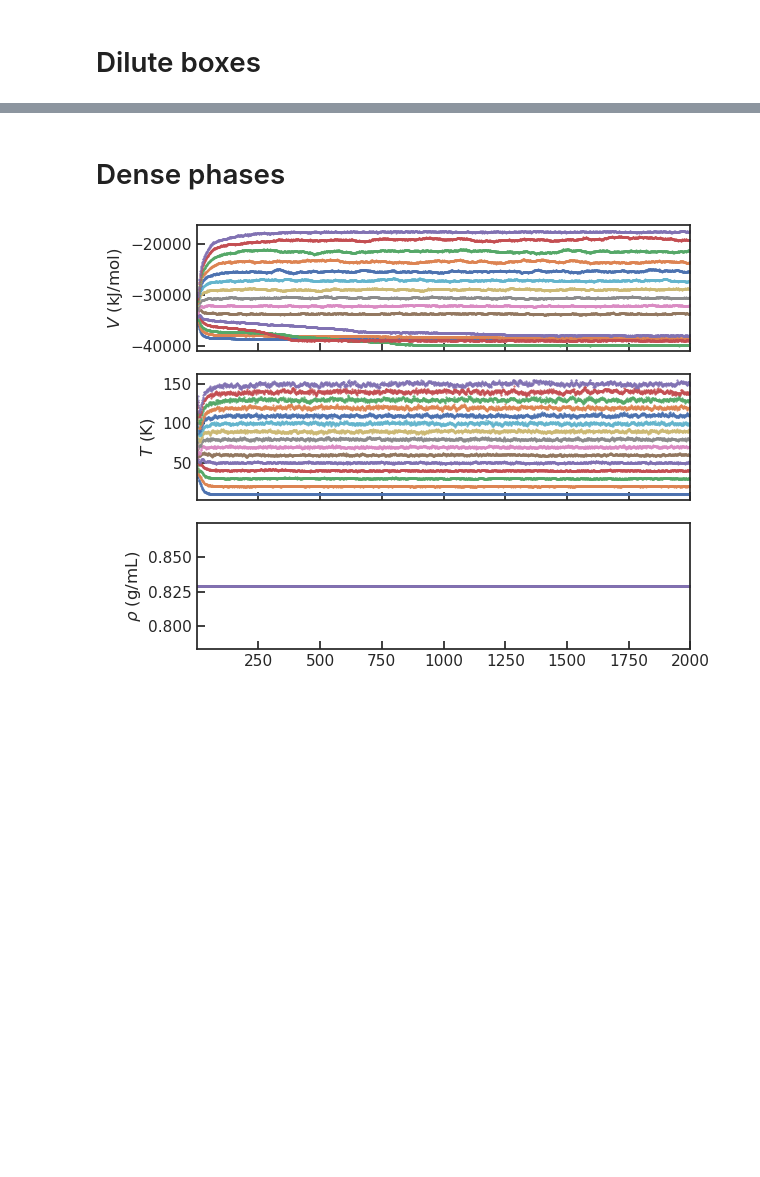
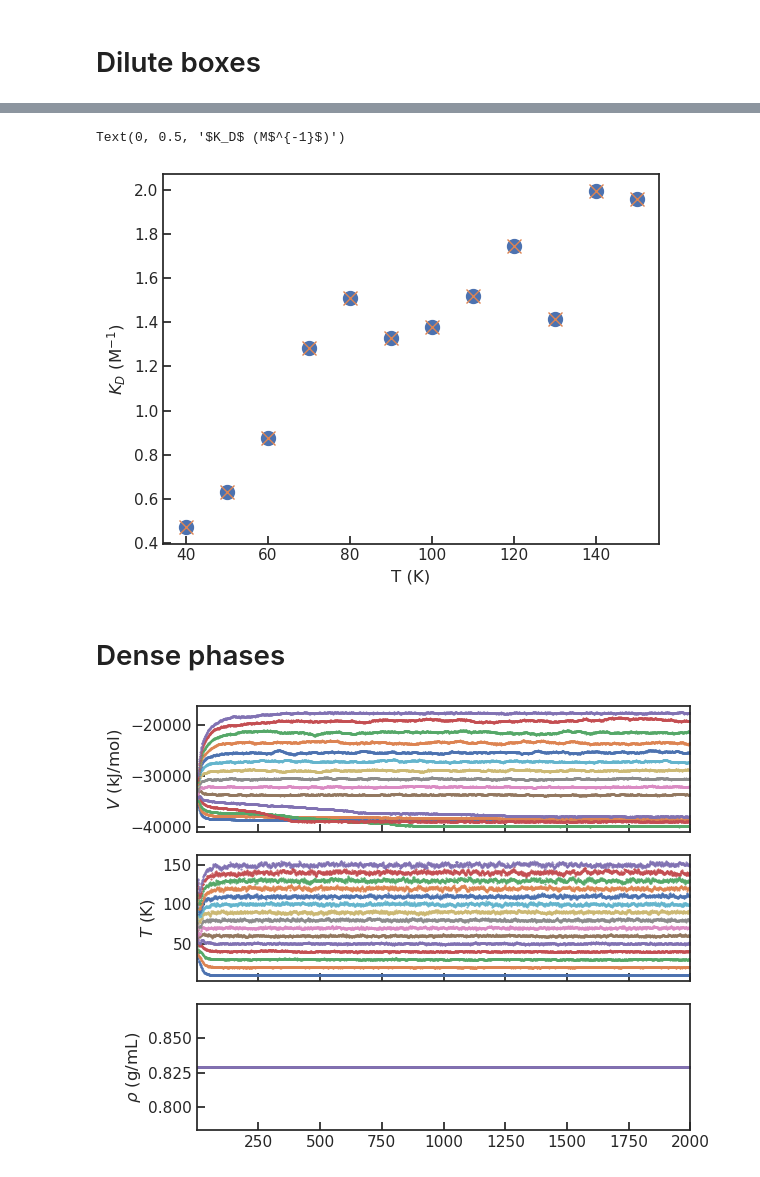
Before and after one commit to BioKT/lj-openmm, a Jupyter notebook: analysis_slab.ipynb, the cells around one changed output, grey strips where cells are left out. Saved outputs shown, nothing was run; the diff lists cells and outputs as text; code cells hidden in the pictures; blank space fills up the shorter version.

Commit message:
adds kd calcs

```diff
--- a/analysis_slab.ipynb
+++ b/analysis_slab.ipynb
@@ -118,3 +65,18 @@ OSError: Could not open file: data/argon_n50_L20_T70_prod.dcd
+# %%
+def calc_kd(pb, V):
+    return (1 - pb)**2/(V*N_A*pb)*1e24
+
+def calc_kd_fromB22(pb, V, B22):
+    return 1./(N_A*pb*(V - 2*B22))*1e24
+# %%
+plt.plot(temps, calc_kd(np.array(pb), 20**3), 'o', ms=10)
+plt.plot(temps, calc_kd_fromB22(np.array(pb), 20**3, np.array(B22)), 'x', ms=10)
+plt.xlabel('T (K)')
+#plt.xlabel('$p_{bound}$')
+plt.ylabel('$K_D$ (M$^{-1}$)')
+# %% [output]
+Text(0, 0.5, '$K_D$ (M$^{-1}$)')
+[figure, added]
 # %% [markdown]
 # Dense phases
 # %%
```
Also changed, not shown: parts of 20 cells of this notebook.
